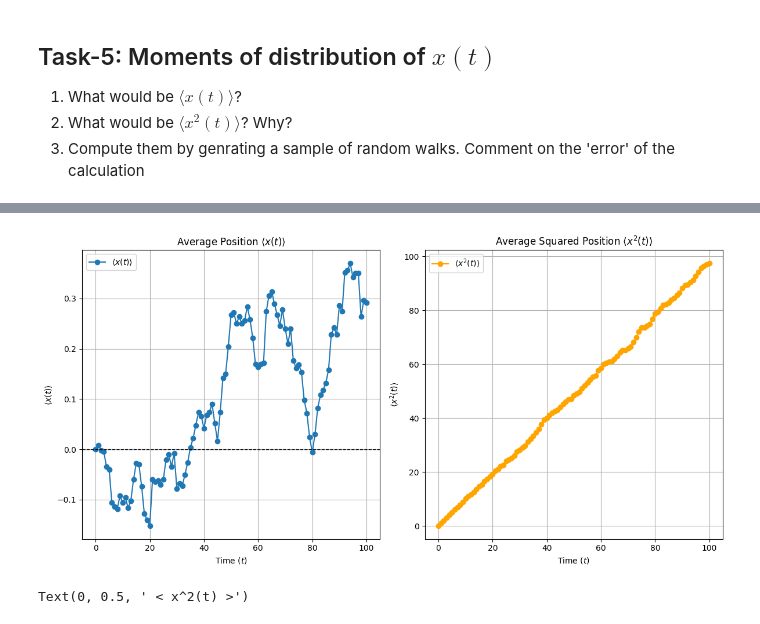
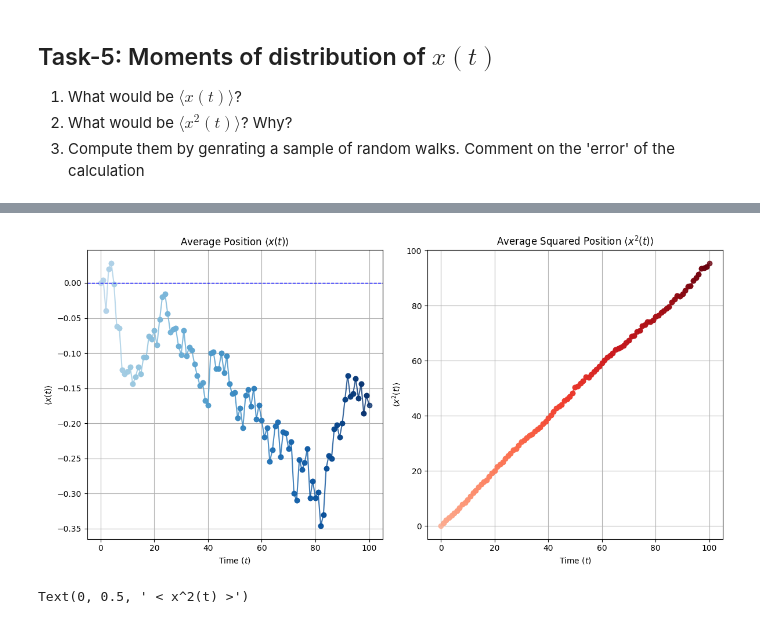
Before and after one commit to Divyansh-Atri/Cis-2, a Jupyter notebook: class2/CoinToss_Statistics_StudentWorkbook_hintComments.ipynb, the cells around one changed output, grey strips where cells are left out. Cells and saved outputs as stored; diff of their text form; code cells hidden in the pictures.

```diff
--- a/class2/CoinToss_Statistics_StudentWorkbook_hintComments.ipynb
+++ b/class2/CoinToss_Statistics_StudentWorkbook_hintComments.ipynb
@@ -356,60 +336,53 @@ plt.show()
 # %%
 import numpy as np
 import matplotlib.pyplot as plt
+import matplotlib.cm as cm
 
-# Parameters
-N = 1000          # Number of independent random walks
-totTime = 100     # Total simulation time
+N = 1000
+totTime = 100
+times = np.arange(0, totTime + 1)
 
-# Initialize arrays to store results
-times = np.arange(0, totTime + 1)  # Time points
-avg_x = []        # To store <x(t)>
-avg_x2 = []       # To store <x^2(t)>
-
-# Initialize walker positions
+avg_x = []
+avg_x2 = []
 walker_pos = np.zeros(N)
 
-# Simulate random walks
 for t in range(totTime + 1):
-    if t > 0:  # Skip the first step (t=0) since all walkers start at 0
-        # Generate a step for each walker (+1 or -1)
+    if t > 0:
         steps = np.random.choice([-1, 1], size=N)
-        walker_pos += steps  # Update positions
+        walker_pos += steps
 
-    # Calculate averages at every time step
-    avg_x.append(np.mean(walker_pos))       # <x(t)>
-    avg_x2.append(np.mean(walker_pos**2))   # <x^2(t)>
+    avg_x.append(np.mean(walker_pos))
+    avg_x2.append(np.mean(walker_pos**2))
 
-# Convert lists to numpy arrays for plotting
 avg_x = np.array(avg_x)
 avg_x2 = np.array(avg_x2)
 
-# Plot results
+colors_x = cm.Blues(np.linspace(0.3, 1, len(times)))
+colors_x2 = cm.Reds(np.linspace(0.3, 1, len(times)))
+
 plt.figure(figsize=(12, 6))
 
-# Plot <x(t)> vs t
 plt.subplot(1, 2, 1)
-plt.plot(times, avg_x, marker='o', label=r'$\langle x(t) \rangle$')
-plt.axhline(0, color='black', linestyle='--', linewidth=1)  # Reference line at y=0
+for i in range(len(times) - 1):
+    plt.plot(times[i:i+2], avg_x[i:i+2], marker='o', color=colors_x[i], alpha=0.8)
+plt.axhline(0, color='blue', linestyle='--', linewidth=1)
 plt.title(r'Average Position $\langle x(t) \rangle$')
 plt.xlabel('Time ($t$)')
 plt.ylabel(r'$\langle x(t) \rangle$')
 plt.grid(True)
-plt.legend()
 
-# Plot <x^2(t)> vs t
 plt.subplot(1, 2, 2)
-plt.plot(times, avg_x2, marker='o', color='orange', label=r'$\langle x^2(t) \rangle$')
+for i in range(len(times) - 1):
+    plt.plot(times[i:i+2], avg_x2[i:i+2], marker='o', color=colors_x2[i], alpha=0.8)
 plt.title(r'Average Squared Position $\langle x^2(t) \rangle$')
 plt.xlabel('Time ($t$)')
 plt.ylabel(r'$\langle x^2(t) \rangle$')
 plt.grid(True)
-plt.legend()
 
 plt.tight_layout()
 plt.show()
 # %% [output]
-[figure, old version]
+[figure, new version]
 # %%
 # %% [output]
 Text(0, 0.5, ' < x^2(t) >')
```
Also changed, not shown: parts of 16 cells of this notebook.
